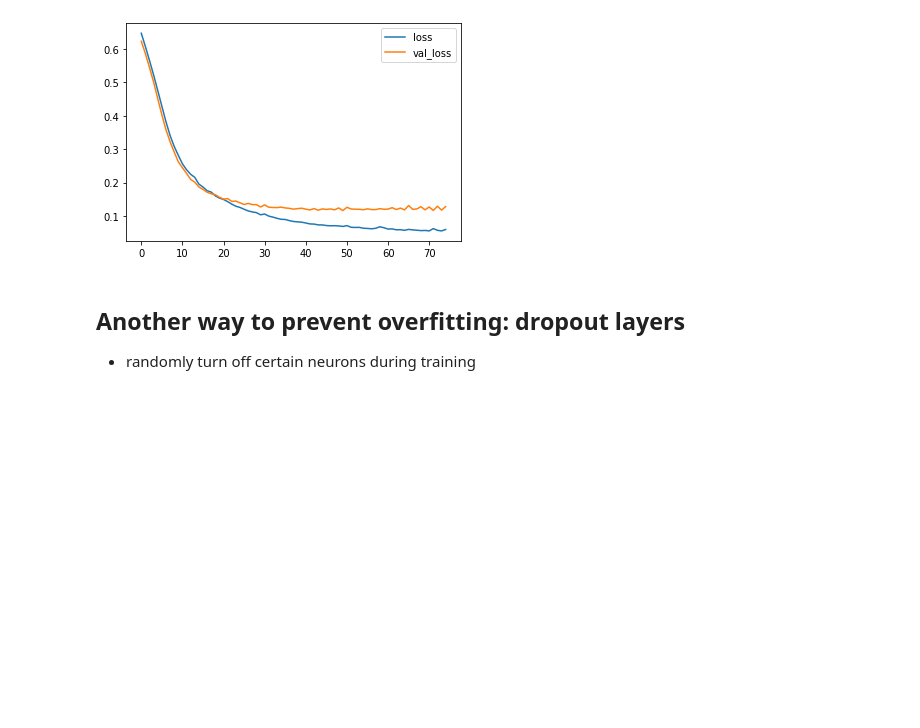
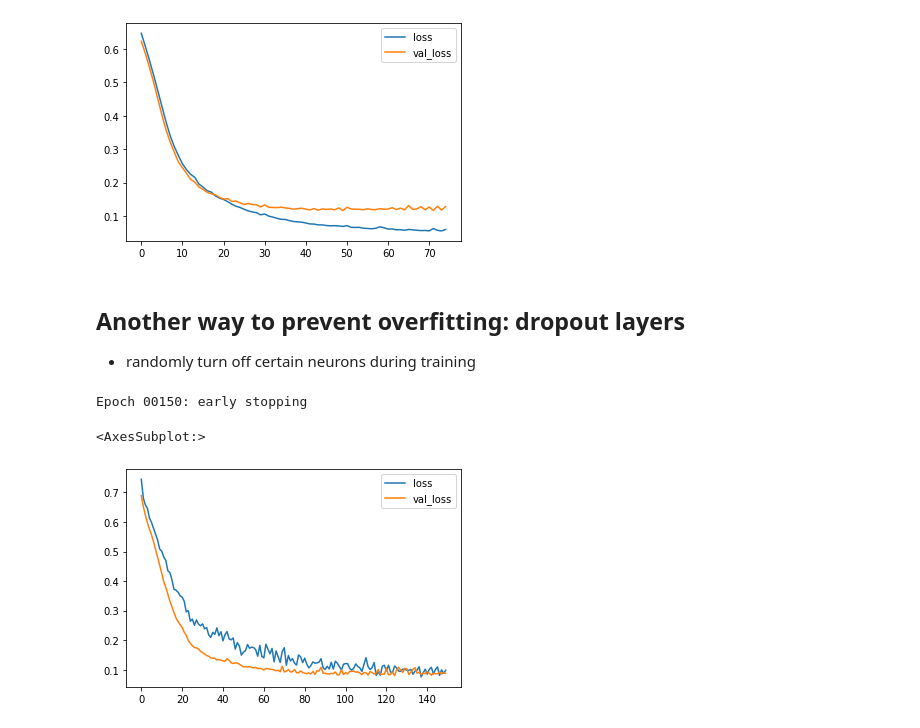
Before and after one commit to data-science-tsb/practice-tensorflow, a Jupyter notebook: tf2/02_Keras_Classification.ipynb, the cells around one changed output. Cells and saved outputs as stored; diff of their text form; code cells hidden in the pictures; blank space fills up the shorter version.

```diff
--- a/tf2/02_Keras_Classification.ipynb
+++ b/tf2/02_Keras_Classification.ipynb
@@ -157,10 +157,21 @@ Epoch 00075: early stopping
 # %%
 model = Sequential()
 model.add(Dense(30, activation='relu'))
+
+#this guy!
 model.add(Dropout(0.5))
 
 model.add(Dense(15, activation='relu'))
+model.add(Dropout(0.5))
 
 model.add(Dense(1, activation='sigmoid'))
 
 model.compile(loss='binary_crossentropy', optimizer='adam')
+# %%
+model.fit(x=X_train, y=y_train, epochs=600, validation_data=(X_test, y_test), callbacks=[early_stop], verbose=0)
+
+pd.DataFrame(model.history.history).plot()
+# %% [output]
+Epoch 00150: early stopping
+<AxesSubplot:>
+[figure, added]
```
Also changed, not shown: parts of 3 cells of this notebook.
